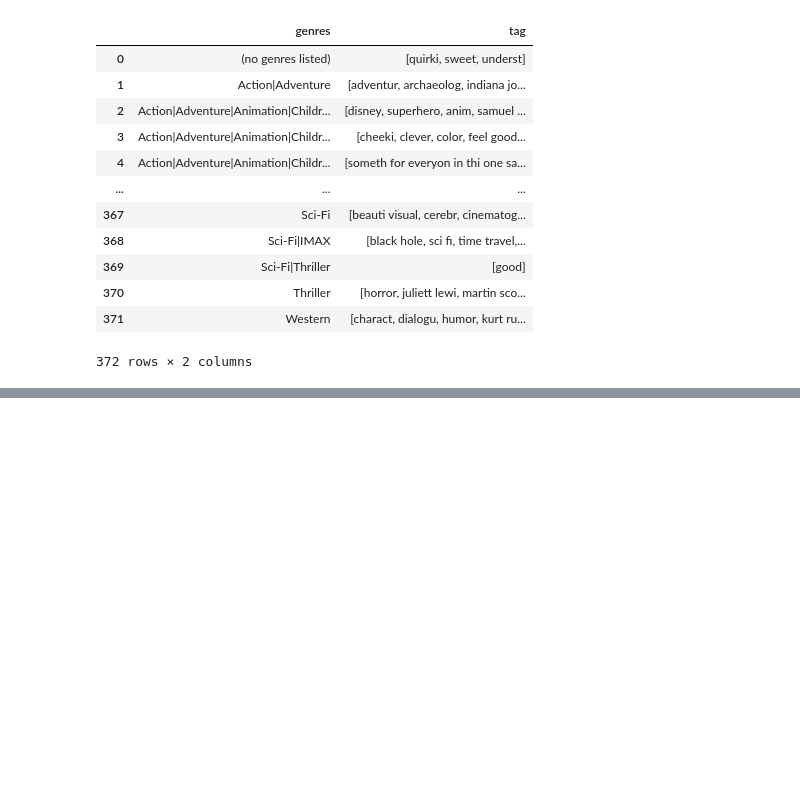
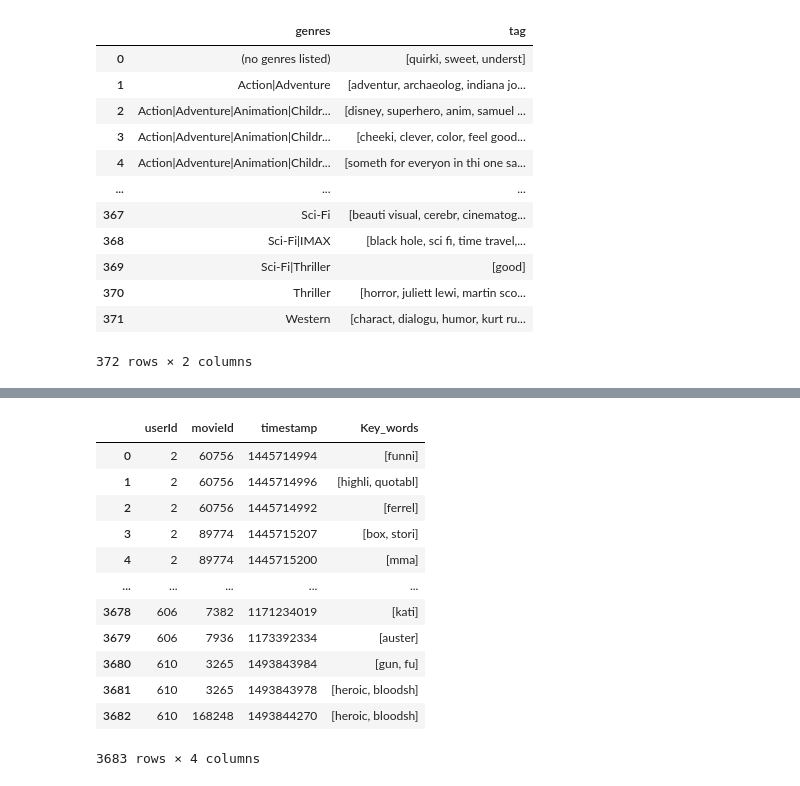
Before and after one commit to JamesKha/MovieRecommendation, a Jupyter notebook: MiniProject.ipynb, the cells around one changed output, grey strips where cells are left out. Drawn from its saved outputs; the diff is of its cells as text; code cells hidden in the pictures; blank space fills up the shorter version.

```diff
--- a/MiniProject.ipynb
+++ b/MiniProject.ipynb
@@ -202,0 +240,32 @@ genresAndTags
+# %%
+key_words_keys = []
+for index, row in tagsDFCopy.iterrows():
+  tags = row['tag']
+  r = Rake()
+
+  r.extract_keywords_from_text(tags)
+
+  key_words_dict_scores = r.get_word_degrees()
+
+  key_words_keys.append(list(key_words_dict_scores.keys()))
+
+tagsDFCopy['Key_words'] = key_words_keys
+
+
+tagsDFCopy.drop(columns = ['tag'], inplace=True)
+# %%
+tagsDFCopy
+# %% [output]
+|  | userId | movieId | timestamp | Key_words |
+| 0 | 2 | 60756 | 1445714994 | [funni] |
+| 1 | 2 | 60756 | 1445714996 | [highli, quotabl] |
+| 2 | 2 | 60756 | 1445714992 | [ferrel] |
+| 3 | 2 | 89774 | 1445715207 | [box, stori] |
+| 4 | 2 | 89774 | 1445715200 | [mma] |
+| ... | ... | ... | ... | ... |
+| 3678 | 606 | 7382 | 1171234019 | [kati] |
+| 3679 | 606 | 7936 | 1173392334 | [auster] |
+| 3680 | 610 | 3265 | 1493843984 | [gun, fu] |
+| 3681 | 610 | 3265 | 1493843978 | [heroic, bloodsh] |
+| 3682 | 610 | 168248 | 1493844270 | [heroic, bloodsh] |
+3683 rows × 4 columns
```
Also changed, not shown: parts of 7 cells of this notebook.
